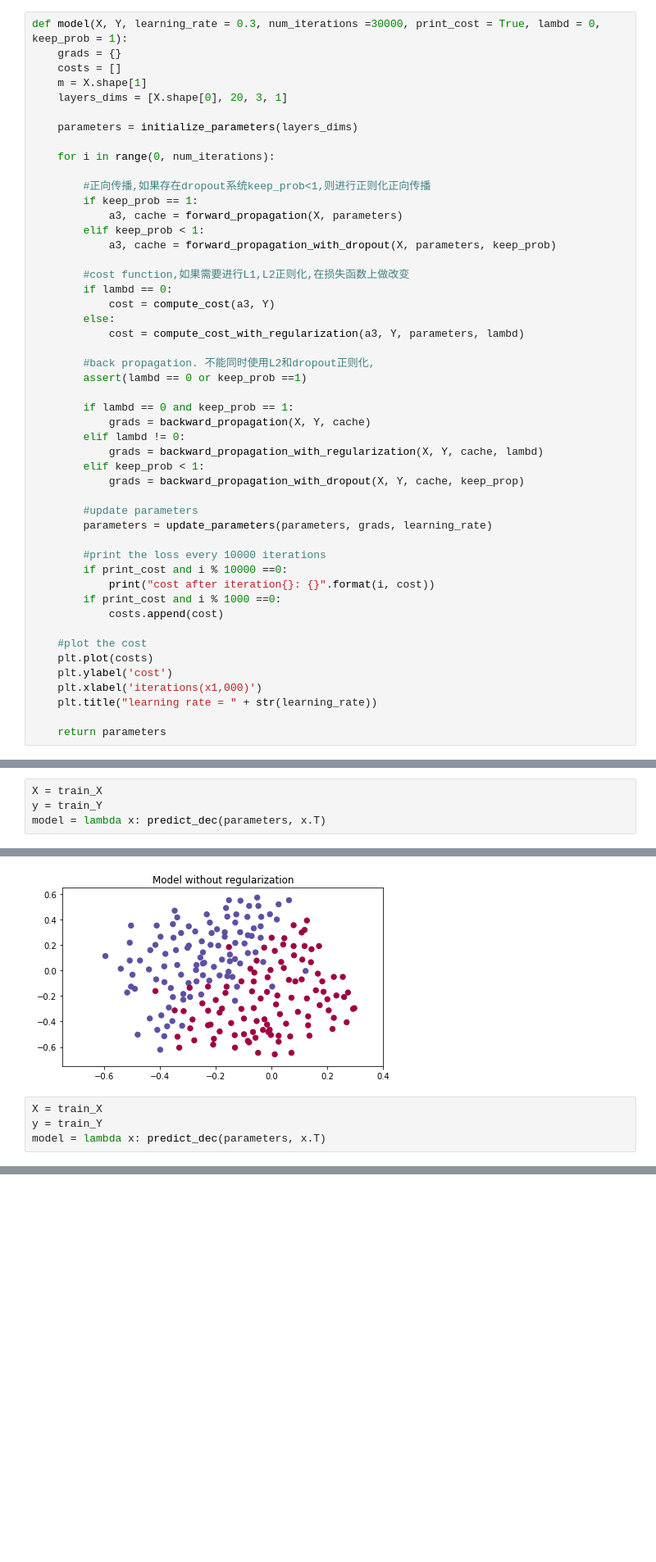
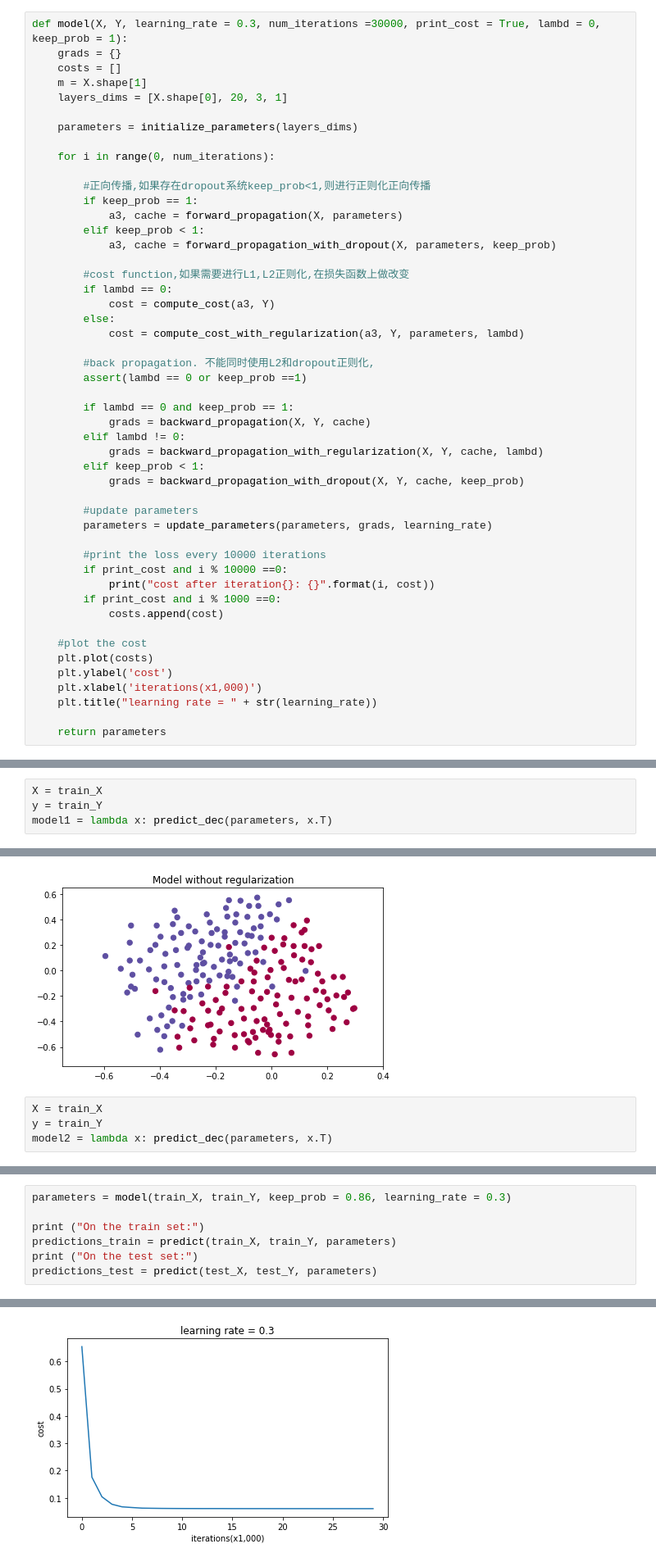
Before and after one commit to watchtree/leetcode_python, a Jupyter notebook: 深度学习/第二门课第一周/assign1/test_regularzation.ipynb, the cells around one changed output, grey strips where cells are left out. Shown at 82% size. Drawn from its saved outputs; the diff is of its cells as text; blank space fills up the shorter version.

```diff
--- a/深度学习/第二门课第一周/assign1/Untitled1.ipynb
+++ b/深度学习/第二门课第一周/assign1/test_regularzation.ipynb
@@ -50,7 +50,7 @@ def model(X, Y, learning_rate = 0.3, num_iterations =30000, print_cost = True, l
         elif lambd != 0:
             grads = backward_propagation_with_regularization(X, Y, cache, lambd)
         elif keep_prob < 1:
-            grads = backward_propagation_with_dropout(X, Y, cache, keep_prop)
+            grads = backward_propagation_with_dropout(X, Y, cache, keep_prob)
 
         #update parameters
         parameters = update_parameters(parameters, grads, learning_rate)
@@ -99,7 +99,7 @@ plt.scatter(train_X[0, :], train_X[1, :], c=train_Y.reshape(train_X[0, :].shape)
 # %%
 X = train_X
 y = train_Y
-model = lambda x: predict_dec(parameters, x.T)
+model1 = lambda x: predict_dec(parameters, x.T)
 # %%
     x_min, x_max = X[0, :].min() - 1, X[0, :].max() + 1
     y_min, y_max = X[1, :].min() - 1, X[1, :].max() + 1
@@ -220,7 +220,7 @@ plt.scatter(train_X[0, :], train_X[1, :], c=train_Y.reshape(train_X[0, :].shape)
 # %%
 X = train_X
 y = train_Y
-model = lambda x: predict_dec(parameters, x.T)
+model2 = lambda x: predict_dec(parameters, x.T)
 # %%
 x_min, x_max = X[0, :].min() - 1, X[0, :].max() + 1
 y_min, y_max = X[1, :].min() - 1, X[1, :].max() + 1
@@ -244,0 +337,8 @@ plt.show()
+# %%
+parameters = model(train_X, train_Y, keep_prob = 0.86, learning_rate = 0.3)
+
+print ("On the train set:")
+predictions_train = predict(train_X, train_Y, parameters)
+print ("On the test set:")
+predictions_test = predict(test_X, test_Y, parameters)
+# %% [output]
@@ -244,0 +352 @@ plt.show()
+[figure, added]
```
Also changed, not shown: parts of 10 cells of this notebook, 7 other files.
